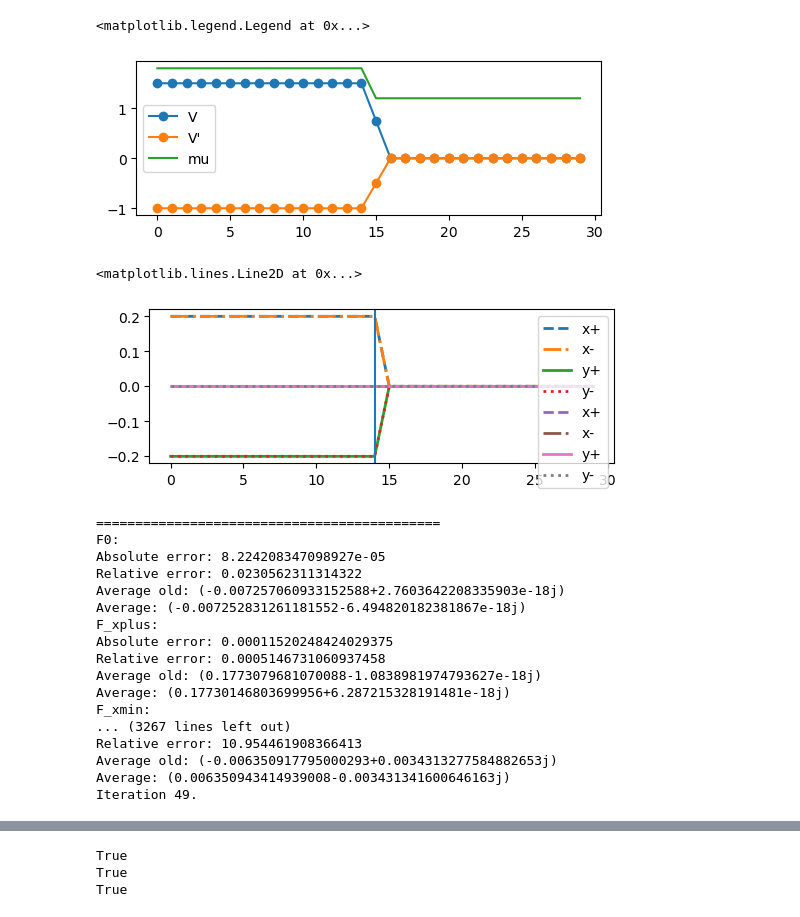
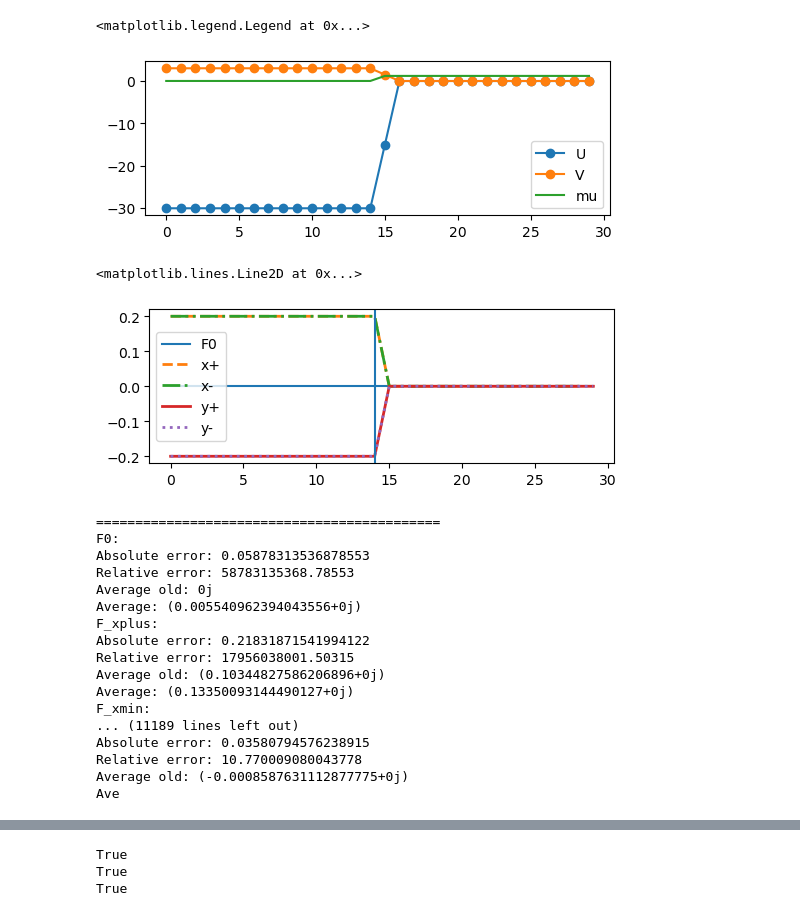
Before and after one commit to emilssp/master-thesis-codebase, a Jupyter notebook: notebooks2/DN.ipynb, the cells around one changed output, grey strips where cells are left out. Drawn from its saved outputs; the diff is of its cells as text; code cells hidden in the pictures.

```diff
--- a/notebooks2/DN.ipynb
+++ b/notebooks2/DN.ipynb
@@ -13,40 +13,45 @@ from scripts.self_consistency import bdg_sc
 widthN =15
 widthP =15
 
-X, Y = widthN+widthP, 100
+X, Y = widthN+widthP, 60
 lattice = Lattice(X, Y)
 t = 1
 T=0.001
 
 muN = 1.2 * t
-muP = 1.8 * t
+muP = 0.01 * t
 mu = np.zeros(lattice.X)
 mu[:widthP] = muP
 mu[widthP:] = muN
 
 U = None
 V_prime = None
 
-V0 = 1.5 * t
+V0 = 3 * t
 V = V0 * np.ones(lattice.X)
 V[widthP:] = 0
 V[widthP] = V0/2
+
+U0 = -30 * t
+U = U0 * np.ones(lattice.X)
+U[widthP:] = 0
+U[widthP] = U0/2
 
 plt.figure(figsize=(6,2))
 if U is not None:
     plt.plot(U, '-o', label="U")
 if V is not None:
     plt.plot(V, '-o', label="V")
 if V_prime is not None:
     plt.plot(V_prime, '-o', label="V'",)
 plt.plot(mu, label='mu')
 plt.legend()
 # %% [output]
 <matplotlib.legend.Legend at 0x...>
-[figure, old version]
+[figure, new version]
 # %%
 H = Hamiltonian(t, mu, lattice,
-                U=U, V_prime=V_prime, g_t=V, g_s=V,
+                U=U, V_prime=V_prime, g_s=V,
                 F_init=[0.2, 0.2, -0.2, -0.2])
 
 plt.figure(figsize=(6,2))
@@ -66,28 +71,28 @@ plt.legend()
 plt.axvline(widthN-1)
 # %% [output]
 <matplotlib.lines.Line2D at 0x...>
-[figure, old version]
+[figure, new version]
 # %%
-bdg_sc(H, atol=1e-4, rtol=0.1, maxiter=100, verbose=True, temperature=T)
+bdg_sc(H, atol=1e-5, rtol=0.01, maxiter=1000, verbose=True, temperature=T, mixing=0.5)
 F, Fuu, Fdd = H.get_correlations()
 # %% [output]
 ============================================
 F0:
-Absolute error: 8.224208347098927e-05
-Relative error: 0.0230562311314322
-Average old: (-0.007257060933152588+2.7603642208335903e-18j)
-Average: (-0.007252831261181552-6.494820182381867e-18j)
+Absolute error: 0.05878313536878553
+Relative error: 58783135368.78553
+Average old: 0j
+Average: (0.005540962394043556+0j)
 F_xplus:
-Absolute error: 0.00011520248424029375
-Relative error: 0.0005146731060937458
-Average old: (0.1773079681070088-1.0838981974793627e-18j)
-Average: (0.17730146803699956+6.287215328191481e-18j)
+Absolute error: 0.21831871541994122
+Relative error: 17956038001.50315
+Average old: (0.10344827586206896+0j)
+Average: (0.13350093144490127+0j)
 F_xmin:
-... (3267 lines left out)
-Relative error: 10.954461908366413
-Average old: (-0.006350917795000293+0.0034313277584882653j)
-Average: (0.006350943414939008-0.003431341600646163j)
-Iteration 49.
+... (11189 lines left out)
+Absolute error: 0.03580794576238915
+Relative error: 10.770009080043778
+Average old: (-0.0008587631112877775+0j)
+Ave
 # %%
 x = np.arange(1, widthN + widthP + 1)
 
```
Also changed, not shown: parts of 1 cell of this notebook, 8 other files.
